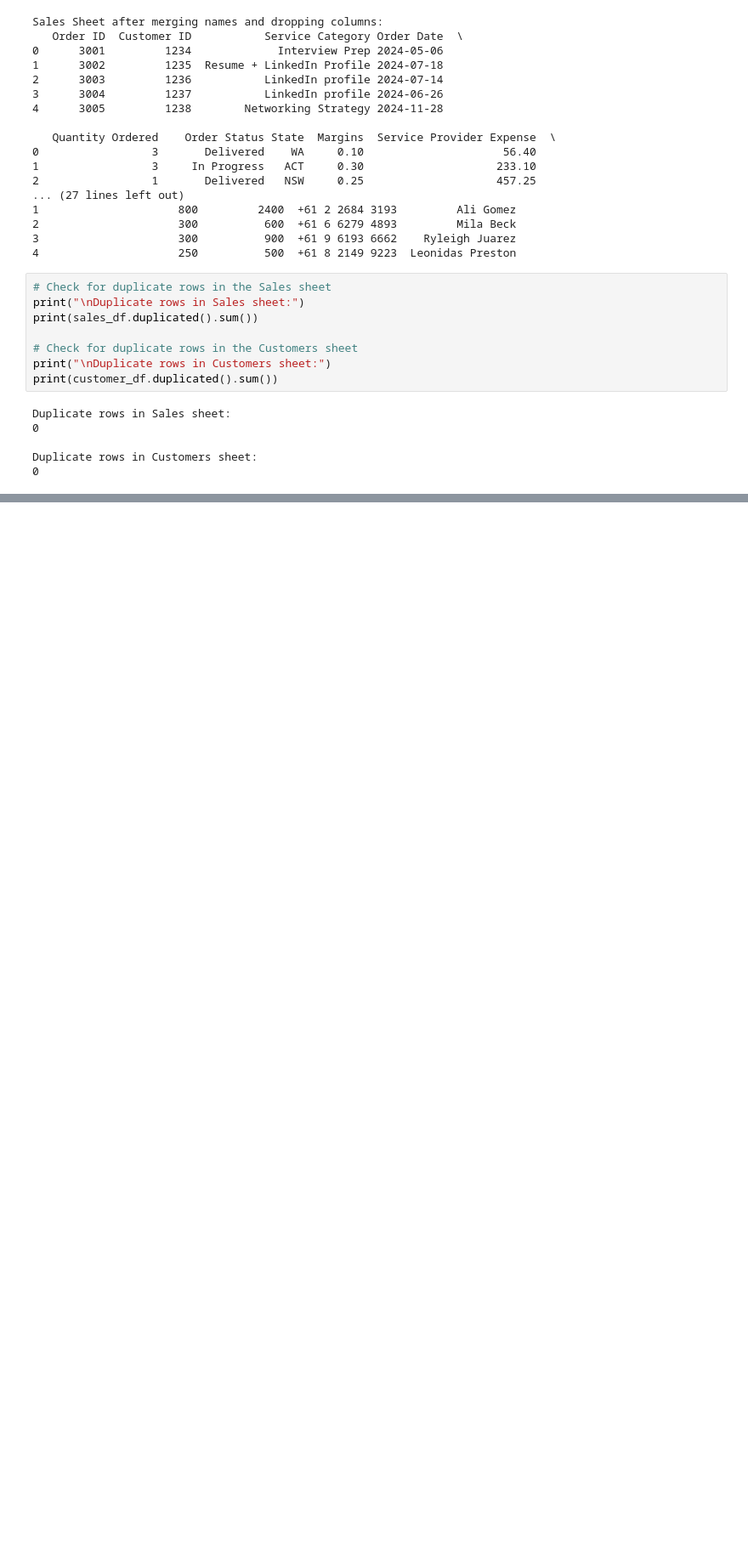
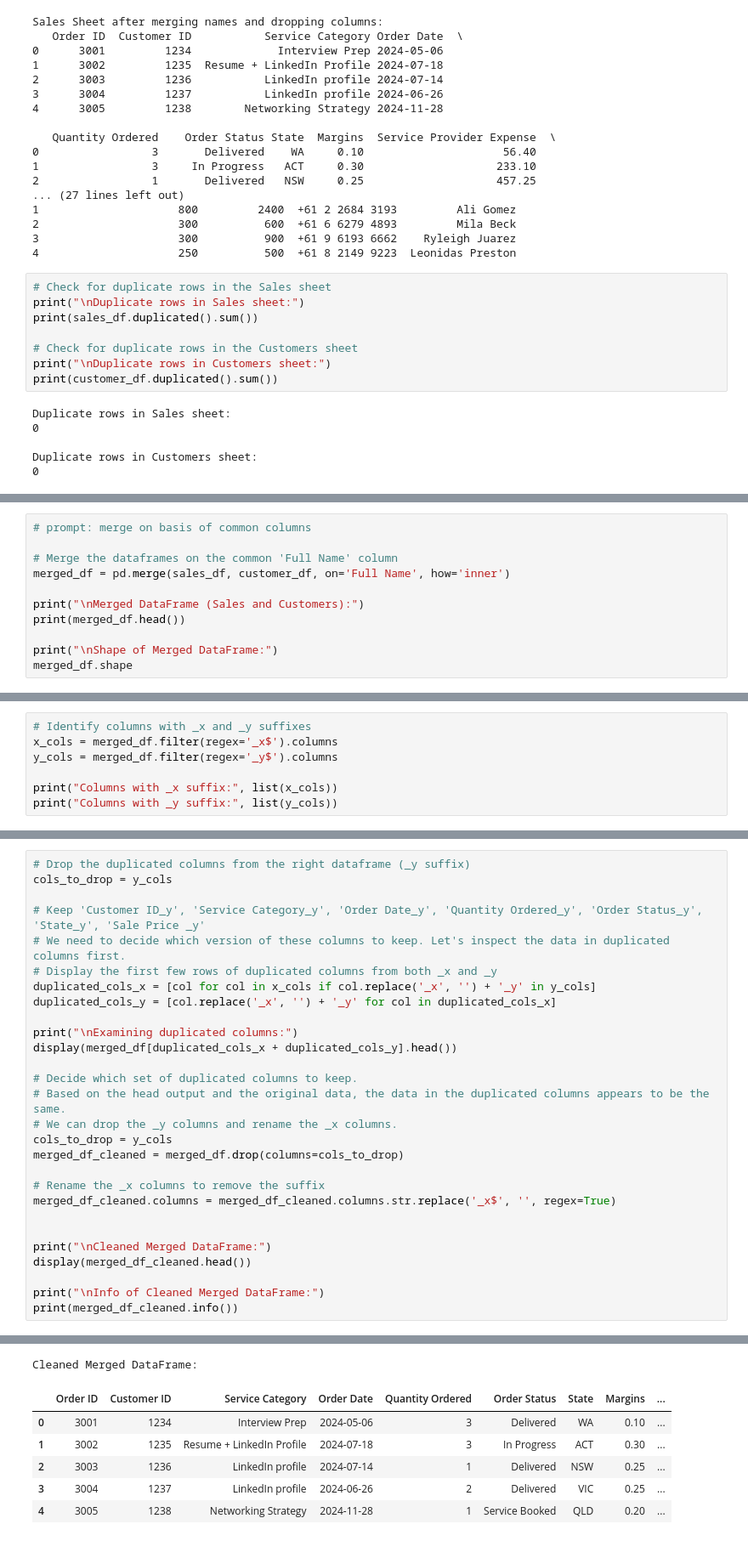
Before and after one commit to Arunsh-Data/ArunshAI.github.io, a Jupyter notebook: Project_Sales_Dashboard_EDA.ipynb, the cells around one changed output, grey strips where cells are left out. Shown at 85% size. Saved outputs shown, nothing was run; the diff lists cells and outputs as text; blank space fills up the shorter version.

```diff
--- a/Project_Sales_Dashboard_EDA.ipynb
+++ b/Project_Sales_Dashboard_EDA.ipynb
@@ -273,0 +135,11 @@ Sheets in kpi_dashboard.xlsx:
+# %%
+# prompt: merge on basis of common columns
+
+# Merge the dataframes on the common 'Full Name' column
+merged_df = pd.merge(sales_df, customer_df, on='Full Name', how='inner')
+
+print("\nMerged DataFrame (Sales and Customers):")
+print(merged_df.head())
+
+print("\nShape of Merged DataFrame:")
+merged_df.shape
@@ -273,0 +165,7 @@ Sheets in kpi_dashboard.xlsx:
+# %%
+# Identify columns with _x and _y suffixes
+x_cols = merged_df.filter(regex='_x$').columns
+y_cols = merged_df.filter(regex='_y$').columns
+
+print("Columns with _x suffix:", list(x_cols))
+print("Columns with _y suffix:", list(y_cols))
@@ -273,0 +205,29 @@ Sheets in kpi_dashboard.xlsx:
+# %%
+# Drop the duplicated columns from the right dataframe (_y suffix)
+cols_to_drop = y_cols
+
+# Keep 'Customer ID_y', 'Service Category_y', 'Order Date_y', 'Quantity Ordered_y', 'Order Status_y', 'State_y', 'Sale Price _y'
+# We need to decide which version of these columns to keep. Let's inspect the data in duplicated columns first.
+# Display the first few rows of duplicated columns from both _x and _y
+duplicated_cols_x = [col for col in x_cols if col.replace('_x', '') + '_y' in y_cols]
+duplicated_cols_y = [col.replace('_x', '') + '_y' for col in duplicated_cols_x]
+
+print("\nExamining duplicated columns:")
+display(merged_df[duplicated_cols_x + duplicated_cols_y].head())
+
+# Decide which set of duplicated columns to keep.
+# Based on the head output and the original data, the data in the duplicated columns appears to be the same.
+# We can drop the _y columns and rename the _x columns.
+cols_to_drop = y_cols
+merged_df_cleaned = merged_df.drop(columns=cols_to_drop)
+
+# Rename the _x columns to remove the suffix
+merged_df_cleaned.columns = merged_df_cleaned.columns.str.replace('_x$', '', regex=True)
+
+
+print("\nCleaned Merged DataFrame:")
+display(merged_df_cleaned.head())
+
+print("\nInfo of Cleaned Merged DataFrame:")
+print(merged_df_cleaned.info())
+# %% [output]
@@ -273,0 +241,7 @@ Sheets in kpi_dashboard.xlsx:
+Cleaned Merged DataFrame:
+|  | Order ID | Customer ID | Service Category | Order Date | Quantity Ordered | Order Status | State | Margins | ... |
+| 0 | 3001 | 1234 | Interview Prep | 2024-05-06 | 3 | Delivered | WA | 0.10 | ... |
+| 1 | 3002 | 1235 | Resume + LinkedIn Profile | 2024-07-18 | 3 | In Progress | ACT | 0.30 | ... |
+| 2 | 3003 | 1236 | LinkedIn profile | 2024-07-14 | 1 | Delivered | NSW | 0.25 | ... |
+| 3 | 3004 | 1237 | LinkedIn profile | 2024-06-26 | 2 | Delivered | VIC | 0.25 | ... |
+| 4 | 3005 | 1238 | Networking Strategy | 2024-11-28 | 1 | Service Booked | QLD | 0.20 | ... |
```
Also changed, not shown: parts of 17 cells of this notebook.
